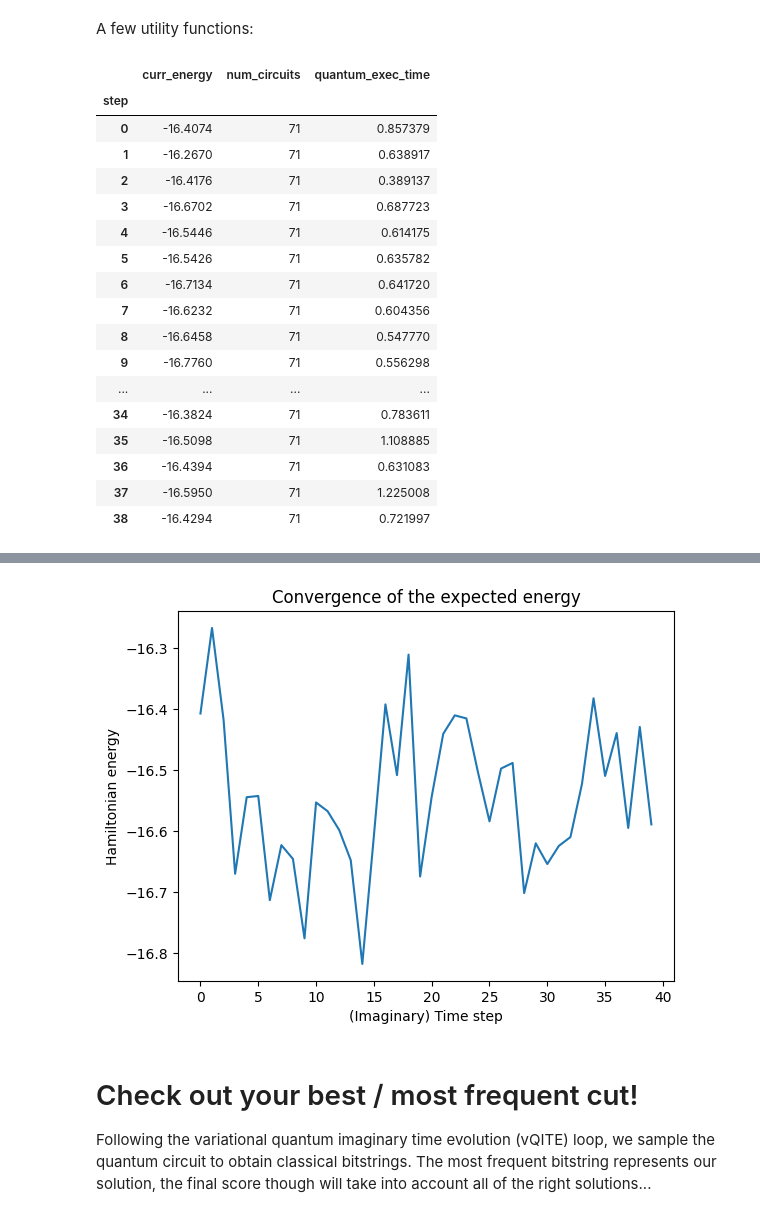
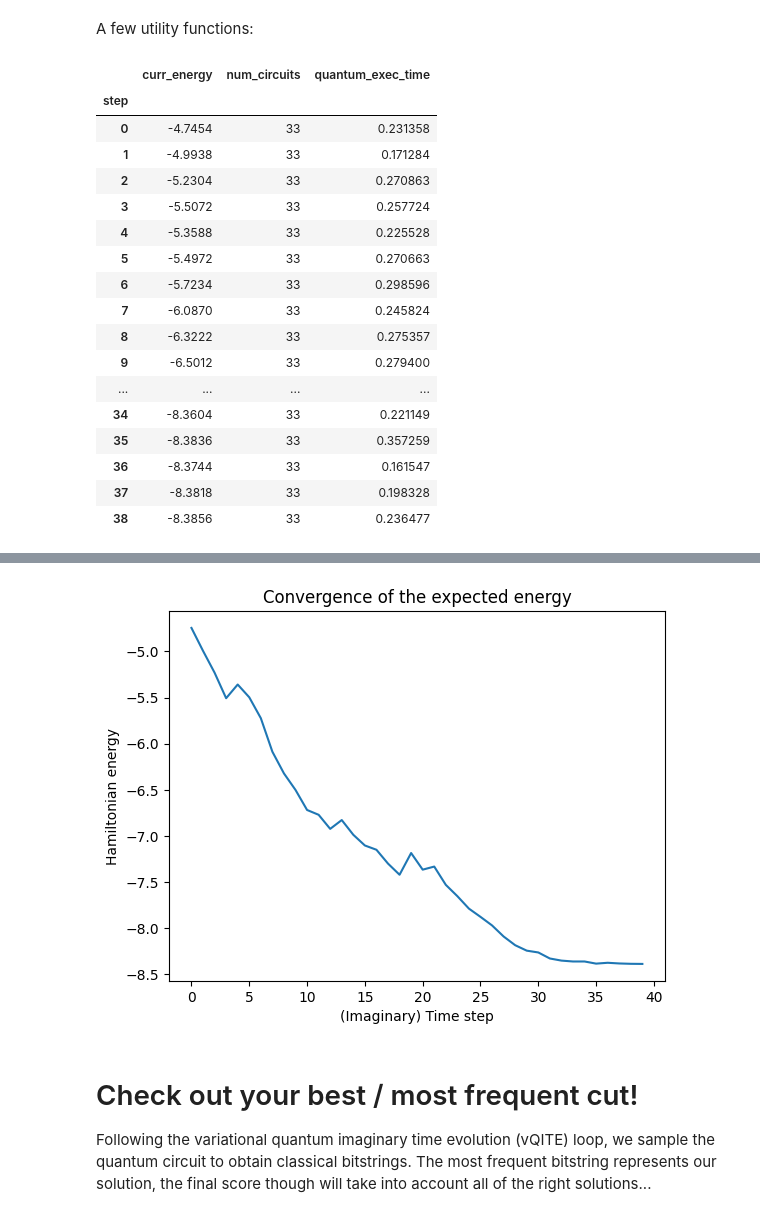
Before and after one commit to funnysomething/iQuHack_HG2025, a Jupyter notebook: IonQuHack2025.ipynb, the cells around one changed output, grey strips where cells are left out. Drawn from its saved outputs; the diff is of its cells as text; code cells hidden in the pictures.

```diff
--- a/IonQuHack2025.ipynb
+++ b/IonQuHack2025.ipynb
@@ -469,7 +469,7 @@ objective corresponding to the graph above.
 def build_2nd_hamiltonian(graph: nx.Graph) -> SparsePauliOp:
 
     ham = build_maxcut_hamiltonian(graph)
-    ham += 0.8 * balance_penalty(graph)
+    ham += 0.2 * balance_penalty(graph)
 
     return ham
 
@@ -871,26 +866,26 @@ def interpret_solution(graph, bitstring):
 
 # Set up your QITEvolver and evolve!
 qit_evolver = QITEvolver(ham, ansatz)
-qit_evolver.evolve(num_steps=40, lr=0.1, verbose=True) # lr was 0.5
+qit_evolver.evolve(num_steps=40, lr=0.4, verbose=True) # lr was 0.5
 
 # Visualize your results!
 qit_evolver.plot_convergence()
 # %% [output]
 |  | curr_energy | num_circuits | quantum_exec_time |
 | step |  |  |  |
-| 0 | -16.4074 | 71 | 0.857379 |
-| 1 | -16.2670 | 71 | 0.638917 |
-| 2 | -16.4176 | 71 | 0.389137 |
-| 3 | -16.6702 | 71 | 0.687723 |
-| 4 | -16.5446 | 71 | 0.614175 |
-| 5 | -16.5426 | 71 | 0.635782 |
-| 6 | -16.7134 | 71 | 0.641720 |
-| 7 | -16.6232 | 71 | 0.604356 |
-| 8 | -16.6458 | 71 | 0.547770 |
-| 9 | -16.7760 | 71 | 0.556298 |
+| 0 | -4.7454 | 33 | 0.231358 |
+| 1 | -4.9938 | 33 | 0.171284 |
+| 2 | -5.2304 | 33 | 0.270863 |
+| 3 | -5.5072 | 33 | 0.257724 |
+| 4 | -5.3588 | 33 | 0.225528 |
+| 5 | -5.4972 | 33 | 0.270663 |
+| 6 | -5.7234 | 33 | 0.298596 |
+| 7 | -6.0870 | 33 | 0.245824 |
+| 8 | -6.3222 | 33 | 0.275357 |
+| 9 | -6.5012 | 33 | 0.279400 |
 | ... | ... | ... | ... |
-| 34 | -16.3824 | 71 | 0.783611 |
-| 35 | -16.5098 | 71 | 1.108885 |
-| 36 | -16.4394 | 71 | 0.631083 |
-| 37 | -16.5950 | 71 | 1.225008 |
-| 38 | -16.4294 | 71 | 0.721997 |
+| 34 | -8.3604 | 33 | 0.221149 |
+| 35 | -8.3836 | 33 | 0.357259 |
+| 36 | -8.3744 | 33 | 0.161547 |
+| 37 | -8.3818 | 33 | 0.198328 |
+| 38 | -8.3856 | 33 | 0.236477 |
@@ -899,4 +894,4 @@ Wall time: 1min 21s
-[figure, old version]
+[figure, new version]
 # %% [markdown]
 # Check out your best / most frequent cut!
 Following the variational quantum imaginary time evolution (vQITE) loop, we sample the quantum circuit to obtain classical bitstrings.  The most frequent bitstring represents our solution, the final score though will take into account all of the right solutions...
```
Also changed, not shown: parts of 9 cells of this notebook.
